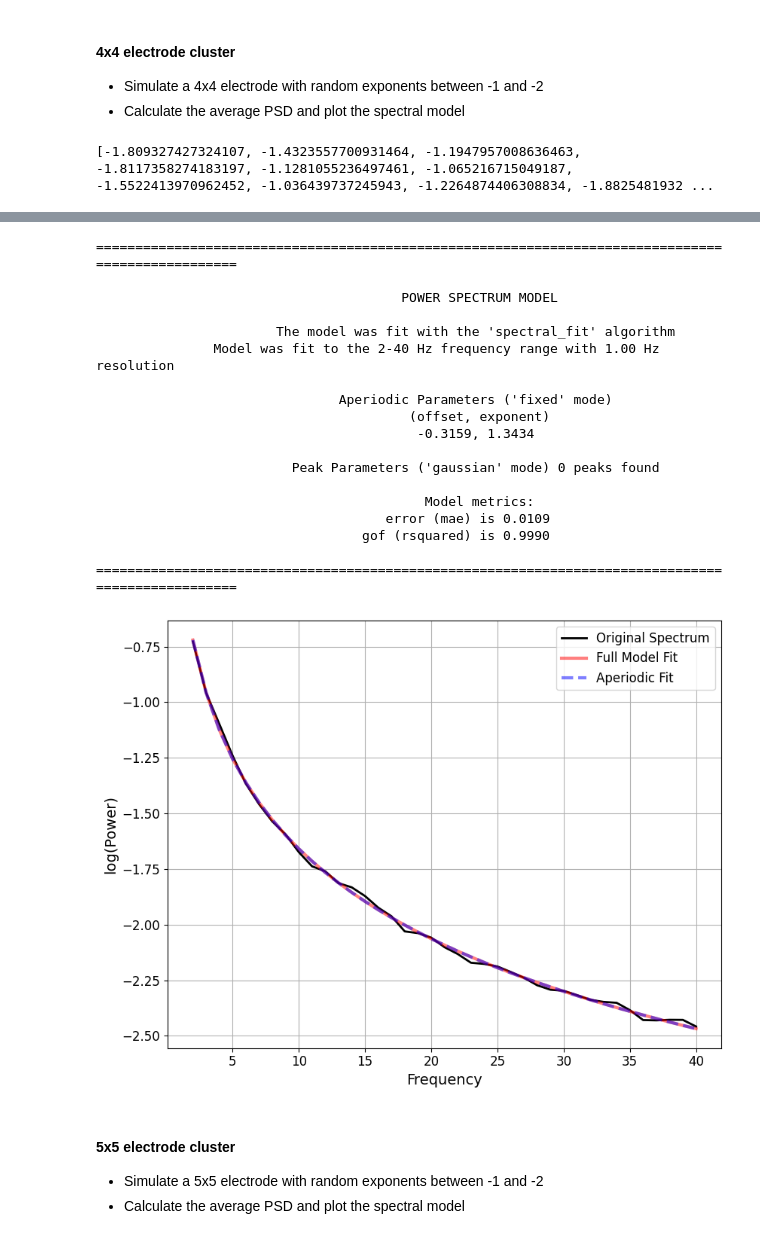
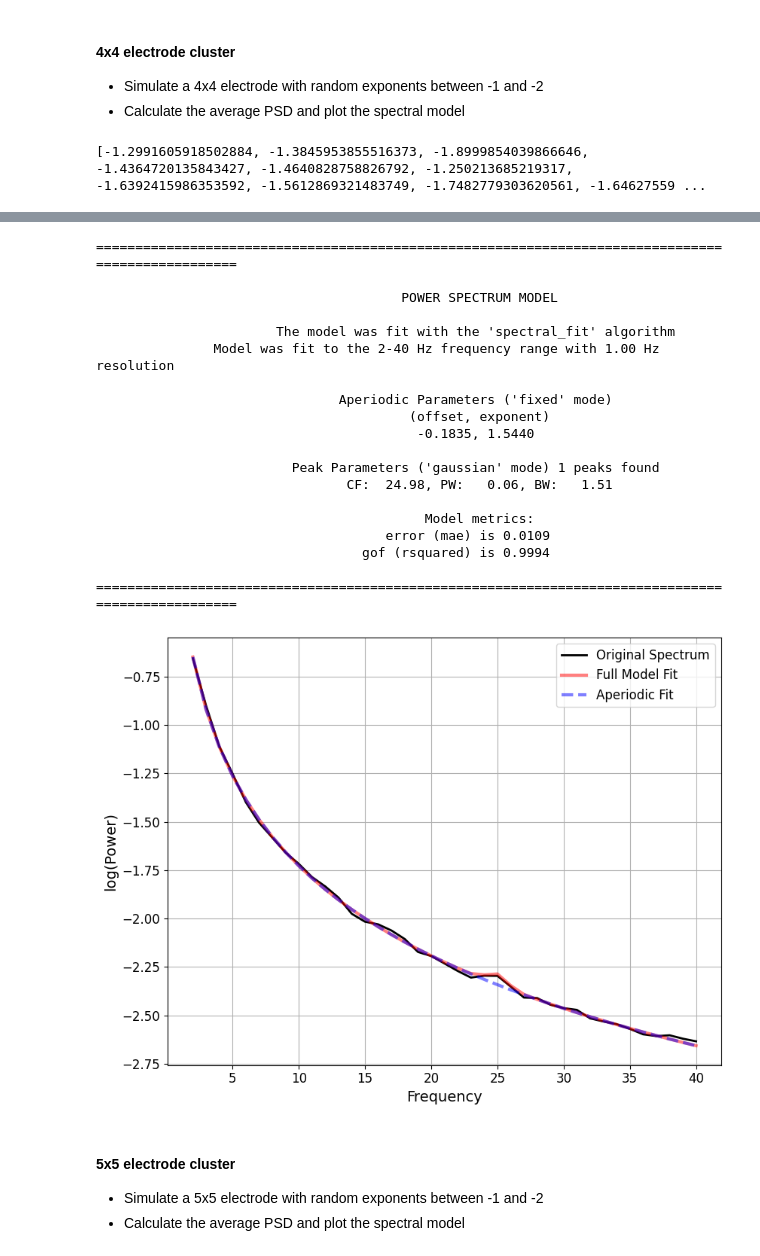
Before and after one commit to chloehooper18/DissertationSimulations, a Jupyter notebook: 02 Simulations 1ppt/05_2D_electrodes_ap.ipynb, the cells around one changed output, grey strips where cells are left out. Saved outputs shown, nothing was run; the diff lists cells and outputs as text; code cells hidden in the pictures.

```diff
--- a/02 Simulations 1ppt/05_2D_electrodes_ap.ipynb
+++ b/02 Simulations 1ppt/05_2D_electrodes_ap.ipynb
@@ -117,7 +117,7 @@ fm.report(freqs, avg_powers, freq_range)
 - Calculate the average PSD and plot the spectral model
 # %%
 # Load in copy of parameters
-params = cz_sim_params_ap.copy()
+params = electrode_sim_params_ap.copy()
 
 # Generate random exponents
 exponents = gen_exponents(16, (-2, -1))
@@ -135,4 +135,4 @@ freq_range = freq_range
 
 fm.report(freqs, avg_powers, freq_range)
 # %% [output]
-[-1.809327427324107, -1.4323557700931464, -1.1947957008636463, -1.8117358274183197, -1.1281055236497461, -1.065216715049187, -1.5522413970962452, -1.036439737245943, -1.2264874406308834, -1.8825481932 ...
+[-1.2991605918502884, -1.3845953855516373, -1.8999854039866646, -1.4364720135843427, -1.4640828758826792, -1.250213685219317, -1.6392415986353592, -1.5612869321483749, -1.7482779303620561, -1.64627559 ...
@@ -140,22 +140,23 @@ fm.report(freqs, avg_powers, freq_range)
 ==================================================================================================
 
                                        POWER SPECTRUM MODEL
 
                        The model was fit with the 'spectral_fit' algorithm
                Model was fit to the 2-40 Hz frequency range with 1.00 Hz resolution
 
                                Aperiodic Parameters ('fixed' mode)
                                         (offset, exponent)
-                                         -0.3159, 1.3434
+                                         -0.1835, 1.5440
 
-                         Peak Parameters ('gaussian' mode) 0 peaks found
+                         Peak Parameters ('gaussian' mode) 1 peaks found
+                                CF:  24.98, PW:   0.06, BW:   1.51
 
                                           Model metrics:
                                      error (mae) is 0.0109
-                                  gof (rsquared) is 0.9990
+                                  gof (rsquared) is 0.9994
 
 ==================================================================================================
-[figure, old version]
+[figure, new version]
 # %% [markdown]
 #### 5x5 electrode cluster
 - Simulate a 5x5 electrode with random exponents between -1 and -2
```
Also changed, not shown: parts of 8 cells of this notebook, 5 other files.
